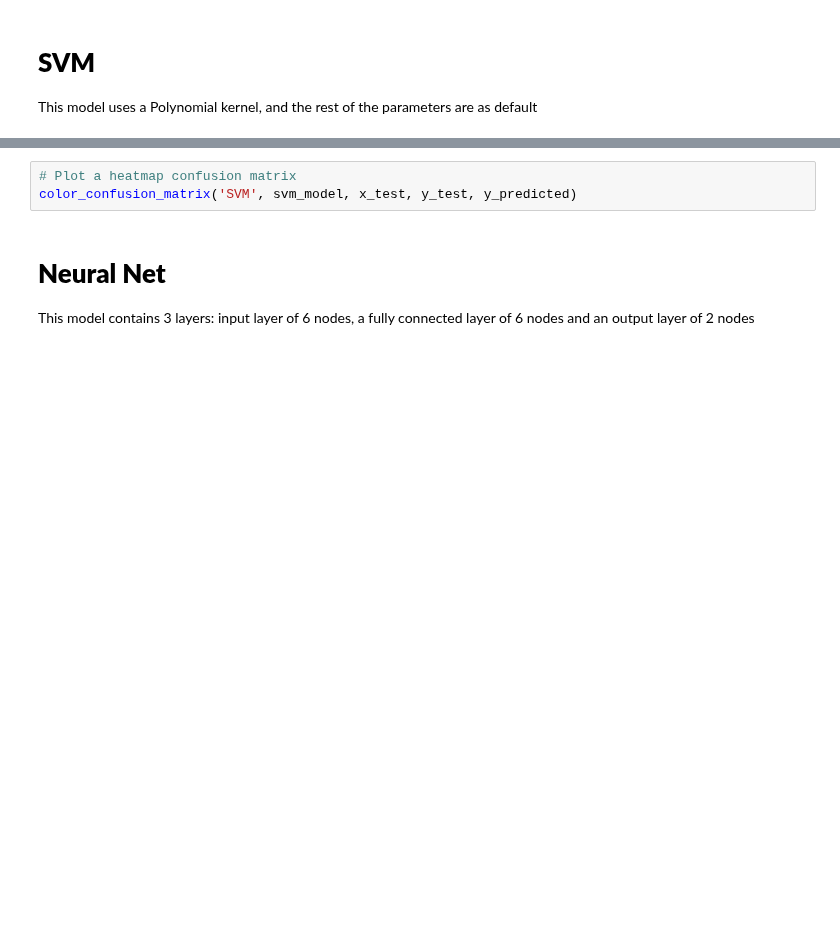
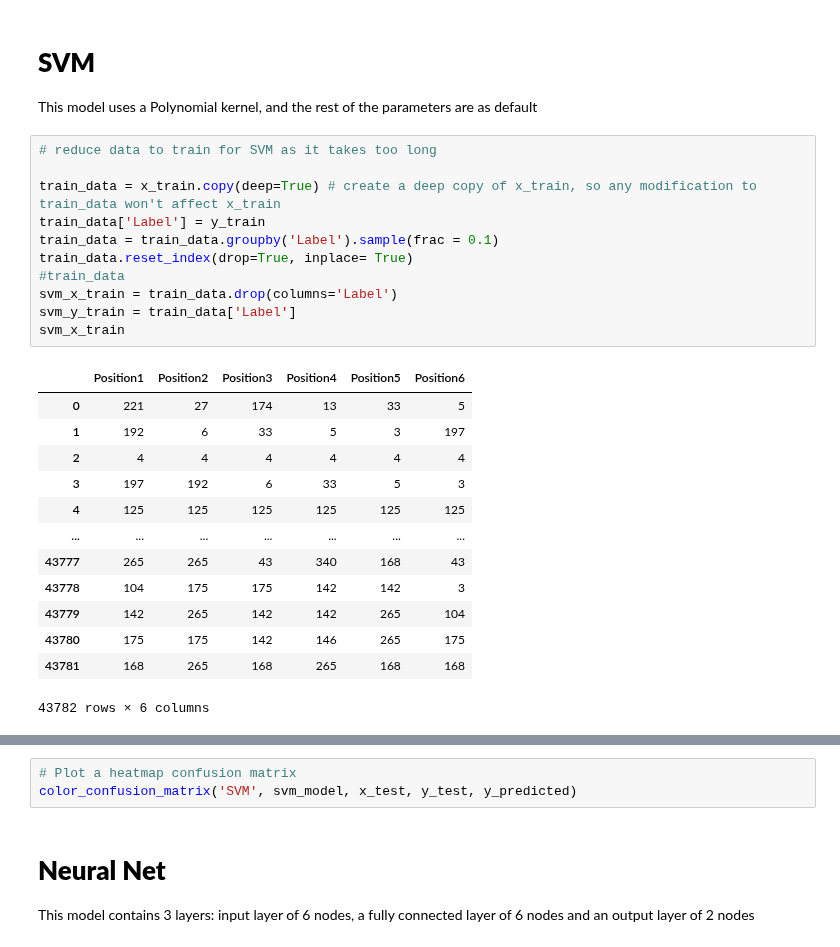
Before and after one commit to NganTran-0017/HIDS, a Jupyter notebook: HIDS_ADFA.ipynb, the cells around one changed output, grey strips where cells are left out. Drawn from its saved outputs; the diff is of its cells as text; blank space fills up the shorter version.

```diff
--- a/HIDS_ADFA.ipynb
+++ b/HIDS_ADFA.ipynb
@@ -649,3 +580,28 @@ Train AUC: 0.660 vs Test AUC: 0.661
 # **SVM**
 
 This model uses a Polynomial kernel, and the rest of the parameters are as default
+# %%
+# reduce data to train for SVM as it takes too long
+
+train_data = x_train.copy(deep=True) # create a deep copy of x_train, so any modification to train_data won't affect x_train
+train_data['Label'] = y_train
+train_data = train_data.groupby('Label').sample(frac = 0.1)
+train_data.reset_index(drop=True, inplace= True)
+#train_data
+svm_x_train = train_data.drop(columns='Label')
+svm_y_train = train_data['Label']
+svm_x_train
+# %% [output]
+|  | Position1 | Position2 | Position3 | Position4 | Position5 | Position6 |
+| 0 | 221 | 27 | 174 | 13 | 33 | 5 |
+| 1 | 192 | 6 | 33 | 5 | 3 | 197 |
+| 2 | 4 | 4 | 4 | 4 | 4 | 4 |
+| 3 | 197 | 192 | 6 | 33 | 5 | 3 |
+| 4 | 125 | 125 | 125 | 125 | 125 | 125 |
+| ... | ... | ... | ... | ... | ... | ... |
+| 43777 | 265 | 265 | 43 | 340 | 168 | 43 |
+| 43778 | 104 | 175 | 175 | 142 | 142 | 3 |
+| 43779 | 142 | 265 | 142 | 142 | 265 | 104 |
+| 43780 | 175 | 175 | 142 | 146 | 265 | 175 |
+| 43781 | 168 | 265 | 168 | 265 | 168 | 168 |
+43782 rows × 6 columns
```
Also changed, not shown: parts of 24 cells of this notebook.
